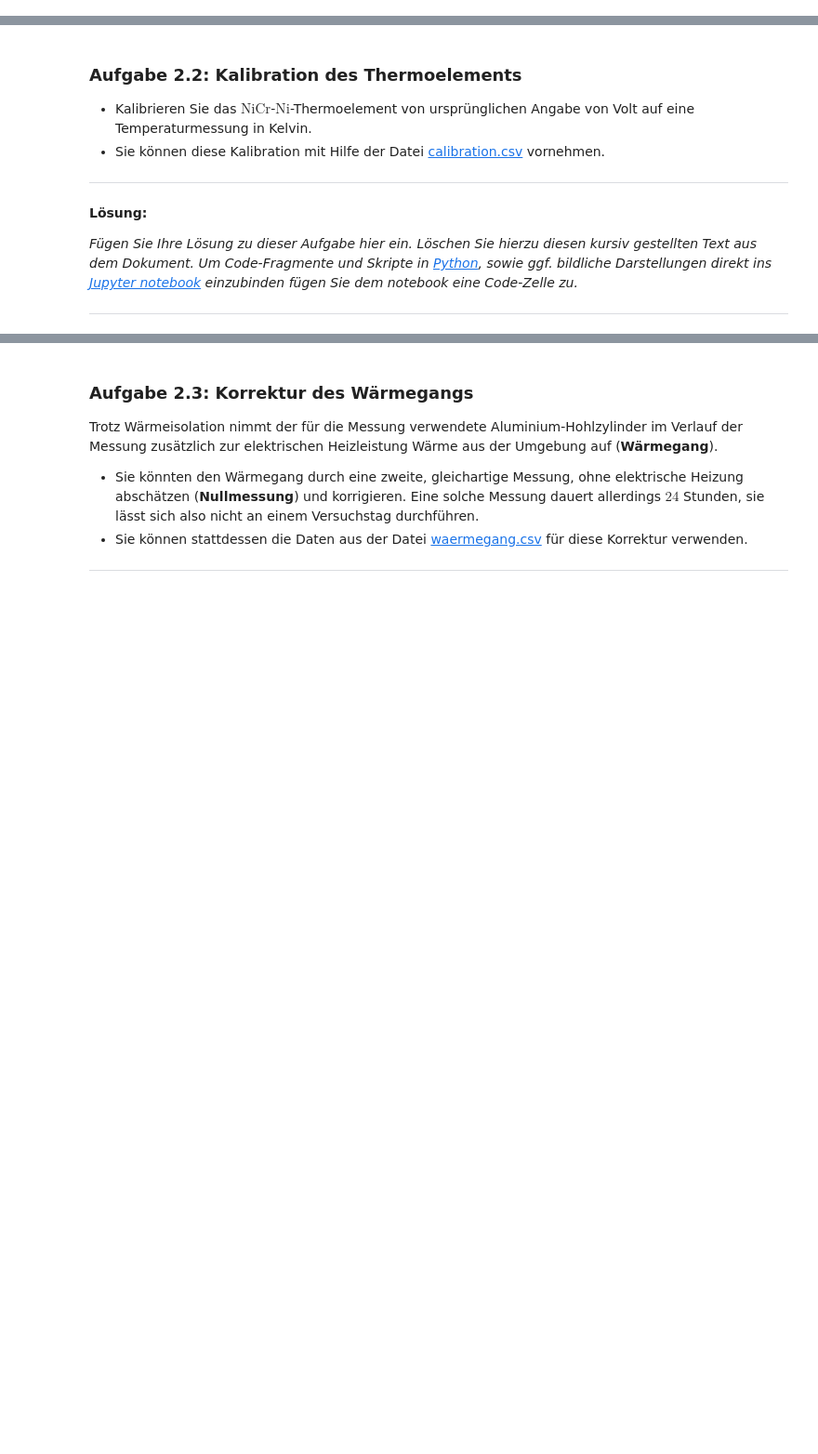
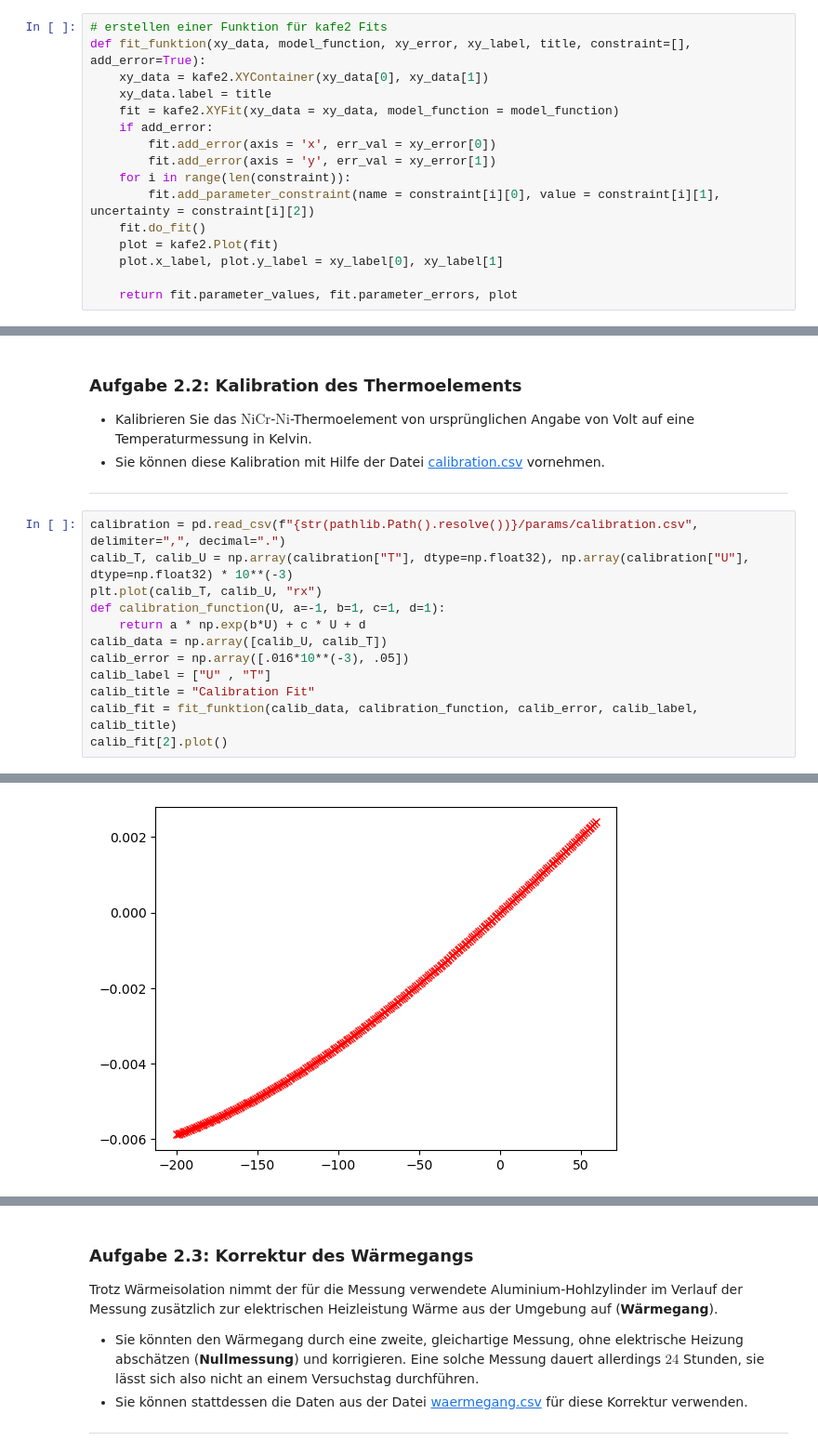
Before and after one commit to MRNock04/P2, a Jupyter notebook: Spezifische_Waermekapazitaet/Spezifische_Waermekapazitaet.ipynb, the cells around one changed output, grey strips where cells are left out. Shown at 93% size. Drawn from its saved outputs; the diff is of its cells as text; blank space fills up the shorter version.

```diff
--- a/Spezifische_Waermekapazitaet/Spezifische_Waermekapazitaet.ipynb
+++ b/Spezifische_Waermekapazitaet/Spezifische_Waermekapazitaet.ipynb
@@ -86,6 +89,22 @@ from uncertainties import ufloat, unumpy as unp
 
 def weighted_mean(array):
     return
+# %%
+# erstellen einer Funktion für kafe2 Fits
+def fit_funktion(xy_data, model_function, xy_error, xy_label, title, constraint=[], add_error=True):
+    xy_data = kafe2.XYContainer(xy_data[0], xy_data[1])
+    xy_data.label = title
+    fit = kafe2.XYFit(xy_data = xy_data, model_function = model_function)
+    if add_error:
+        fit.add_error(axis = 'x', err_val = xy_error[0])
+        fit.add_error(axis = 'y', err_val = xy_error[1])
+    for i in range(len(constraint)):
+        fit.add_parameter_constraint(name = constraint[i][0], value = constraint[i][1], uncertainty = constraint[i][2])
+    fit.do_fit()
+    plot = kafe2.Plot(fit)
+    plot.x_label, plot.y_label = xy_label[0], xy_label[1]
+
+    return fit.parameter_values, fit.parameter_errors, plot
 # %% [markdown]
 ## Aufgabe 1: Spezifische Wärmekapazität aus Mischtemperatur
 
@@ -186,9 +205,16 @@ $$c_M(Aluminium) = \pm  \frac{kJ}{kgK}, c_M() = \pm  \frac{kJ}{kgK}$$
  * Sie können diese Kalibration mit Hilfe der Datei [calibration.csv](https://gitlab.kit.edu/kit/etp-lehre/p2-praktikum/students/-/blob/main/Spezifische_Waermekapazitaet/params/calibration.csv) vornehmen.
 
 ---
-# %% [markdown]
-**Lösung:**
-
-*Fügen Sie Ihre Lösung zu dieser Aufgabe hier ein. Löschen Sie hierzu diesen kursiv gestellten Text aus dem Dokument. Um Code-Fragmente und Skripte in [Python](https://www.python.org/), sowie ggf. bildliche Darstellungen direkt ins [Jupyter notebook](https://jupyter.org/) einzubinden fügen Sie dem notebook eine Code-Zelle zu.*
-
----
+# %%
+calibration = pd.read_csv(f"{str(pathlib.Path().resolve())}/params/calibration.csv", delimiter=",", decimal=".")
+calib_T, calib_U = np.array(calibration["T"], dtype=np.float32), np.array(calibration["U"], dtype=np.float32) * 10**(-3)
+plt.plot(calib_T, calib_U, "rx")
+def calibration_function(U, a=-1, b=1, c=1, d=1):
+    return a * np.exp(b*U) + c * U + d
+calib_data = np.array([calib_U, calib_T])
+calib_error = np.array([.016*10**(-3), .05])
+calib_label = ["U" , "T"]
+calib_title = "Calibration Fit"
+calib_fit = fit_funktion(calib_data, calibration_function, calib_error, calib_label, calib_title)
+calib_fit[2].plot()
+# %% [output]
@@ -194,0 +238 @@ $$c_M(Aluminium) = \pm  \frac{kJ}{kgK}, c_M() = \pm  \frac{kJ}{kgK}$$
+[figure, added]
```
Also changed, not shown: parts of 2 cells of this notebook.
